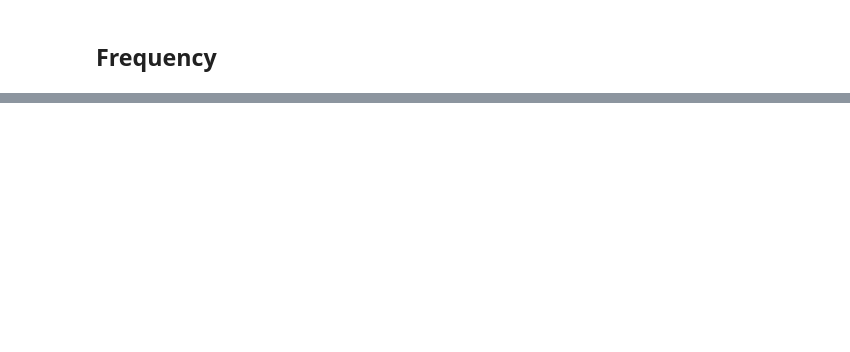
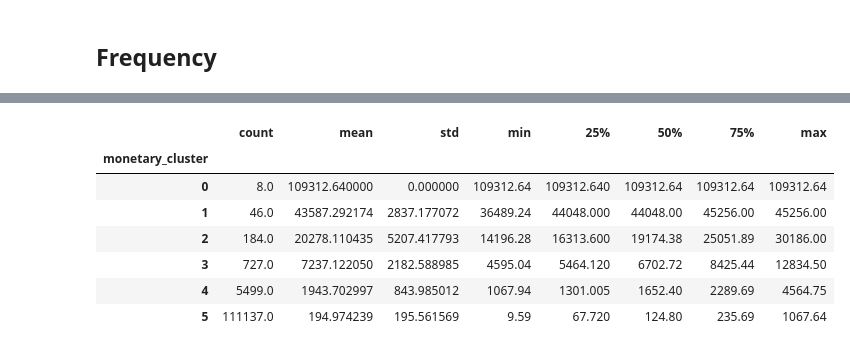
Before and after one commit to Yuki-bach/marketing, a Jupyter notebook: rfm_anaysis.ipynb, the cells around one changed output, grey strips where cells are left out. Cells and saved outputs as stored; diff of their text form; code cells hidden in the pictures; blank space fills up the shorter version.

```diff
--- a/rfm_anaysis.ipynb
+++ b/rfm_anaysis.ipynb
@@ -197,2 +201,10 @@ df_rfm.groupby('recency_cluster')['recency'].describe()
 # %% [markdown]
 ## Frequency
+# %%
+df_frequency = df.groupby('customer_unique_id')['order_id'].nunique().reset_index()
+df_frequency.columns = ['customer_unique_id', 'frequency']
+
+## Merge Frequency to df_rfm
+df_rfm = df_rfm.merge(df_frequency, on='customer_unique_id')
+
+df_rfm['frequency'].describe()
@@ -198,0 +226,6 @@ df_rfm.groupby('recency_cluster')['recency'].describe()
+# %%
+df_monetary = df.groupby('customer_unique_id')['payment_value'].sum().reset_index()
+
+df_rfm = df_rfm.merge(df_monetary, on='customer_unique_id')
+
+df_monetary.describe()
@@ -198,0 +274,21 @@ df_rfm.groupby('recency_cluster')['recency'].describe()
+# %%
+## The plot shows that the optimal number is 4, 5, or 6. We choose 5.
+kmeans = KMeans(n_clusters=6)
+kmeans.fit(df_rfm[['payment_value']])
+df_rfm['monetary_cluster'] = kmeans.predict(df_rfm[['payment_value']])
+
+
+#order the cluster numbers
+df_rfm = order_cluster('monetary_cluster', 'payment_value', df_rfm)
+
+#show details of the dataframe
+df_rfm.groupby('monetary_cluster')['payment_value'].describe()
+# %% [output]
+|  | count | mean | std | min | 25% | 50% | 75% | max |
+| monetary_cluster |  |  |  |  |  |  |  |  |
+| 0 | 8.0 | 109312.640000 | 0.000000 | 109312.64 | 109312.640 | 109312.64 | 109312.64 | 109312.64 |
+| 1 | 46.0 | 43587.292174 | 2837.177072 | 36489.24 | 44048.000 | 44048.00 | 45256.00 | 45256.00 |
+| 2 | 184.0 | 20278.110435 | 5207.417793 | 14196.28 | 16313.600 | 19174.38 | 25051.89 | 30186.00 |
+| 3 | 727.0 | 7237.122050 | 2182.588985 | 4595.04 | 5464.120 | 6702.72 | 8425.44 | 12834.50 |
+| 4 | 5499.0 | 1943.702997 | 843.985012 | 1067.94 | 1301.005 | 1652.40 | 2289.69 | 4564.75 |
+| 5 | 111137.0 | 194.974239 | 195.561569 | 9.59 | 67.720 | 124.80 | 235.69 | 1067.64 |
```
Also changed, not shown: parts of 14 cells of this notebook.
